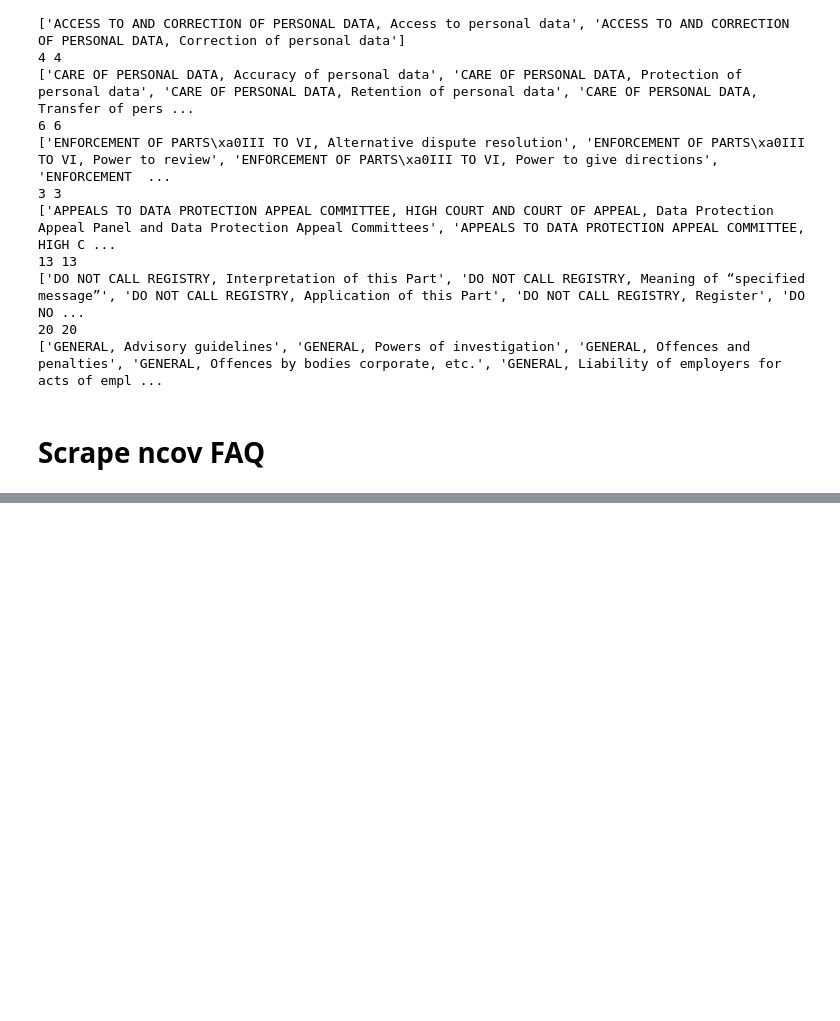
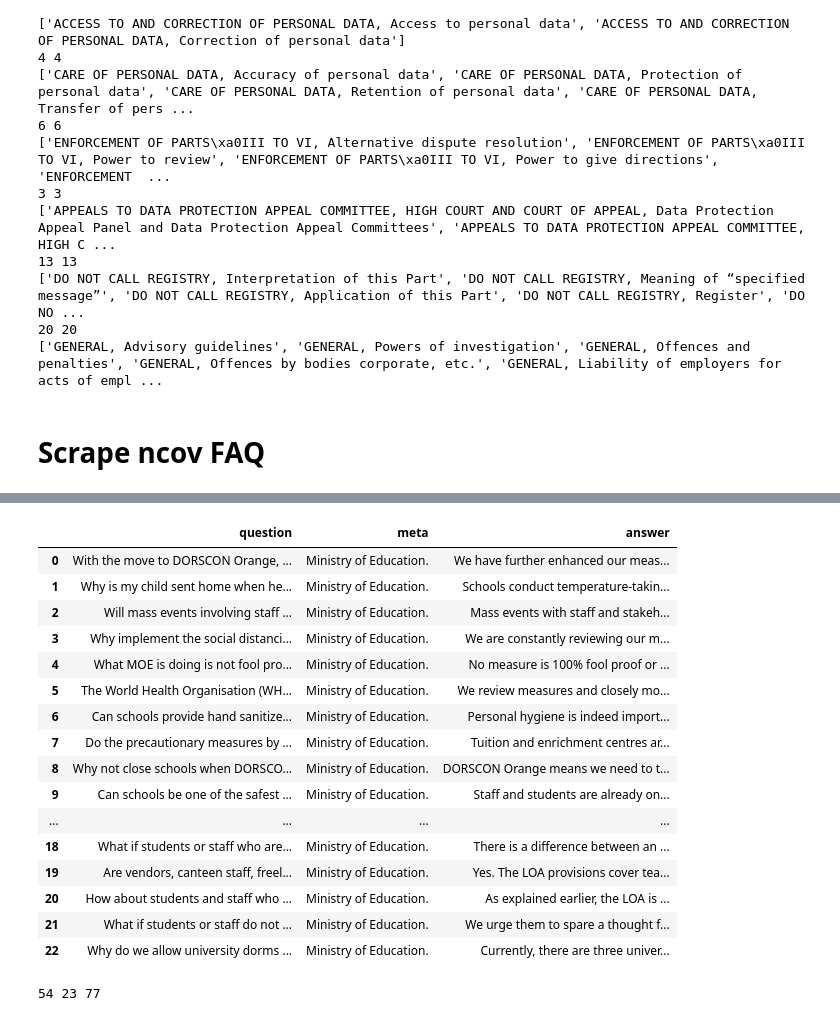
Before and after one commit to nickyeolk/info_retrieve, a Jupyter notebook: notebooks/Scraper.ipynb, the cells around one changed output, grey strips where cells are left out. Saved outputs shown, nothing was run; the diff lists cells and outputs as text; code cells hidden in the pictures; blank space fills up the shorter version.

```diff
--- a/notebooks/Scraper.ipynb
+++ b/notebooks/Scraper.ipynb
@@ -191,0 +215,45 @@ df_ncov = pd.DataFrame({'question':questions, 'meta':['']*len(answers),'answer':
+# %%
+faq_content = soup.find_all(attrs={'class':'sfContentBlock'})[3]
+# %%
+questions=faq_content.find_all('h5')
+questions = [item.text for item in questions]
+# %%
+answers=[]
+content = ''
+for tag in faq_content.find_all(['h5', 'p', 'ul']):
+    if tag.name == "h5":
+        if content != '\xa0 ':
+            answers.append(content)
+        content = ''
+        pass
+    else:
+        if 'Back to Top' not in tag.text:
+            content+=tag.text+' '
+answers.append(content)
+# %%
+df_moe = pd.DataFrame({'question':questions, 'meta':['Ministry of Education.']*len(answers),'answer':answers})
+# %%
+df_moe
+# %% [output]
+|  | question | meta | answer |
+| 0 | With the move to DORSCON Orange, ... | Ministry of Education. | We have further enhanced our meas... |
+| 1 | Why is my child sent home when he... | Ministry of Education. | Schools conduct temperature-takin... |
+| 2 | Will mass events involving staff ... | Ministry of Education. | Mass events with staff and stakeh... |
+| 3 | Why implement the social distanci... | Ministry of Education. | We are constantly reviewing our m... |
+| 4 | What MOE is doing is not fool pro... | Ministry of Education. | No measure is 100% fool proof or ... |
+| 5 | The World Health Organisation (WH... | Ministry of Education. | We review measures and closely mo... |
+| 6 | Can schools provide hand sanitize... | Ministry of Education. | Personal hygiene is indeed import... |
+| 7 | Do the precautionary measures by ... | Ministry of Education. | Tuition and enrichment centres ar... |
+| 8 | Why not close schools when DORSCO... | Ministry of Education. | DORSCON Orange means we need to t... |
+| 9 | Can schools be one of the safest ... | Ministry of Education. | Staff and students are already on... |
+| ... | ... | ... | ... |
+| 18 | What if students or staff who are... | Ministry of Education. | There is a difference between an ... |
+| 19 | Are vendors, canteen staff, freel... | Ministry of Education. | Yes. The LOA provisions cover tea... |
+| 20 | How about students and staff who ... | Ministry of Education. | As explained earlier, the LOA is ... |
+| 21 | What if students or staff do not ... | Ministry of Education. | We urge them to spare a thought f... |
+| 22 | Why do we allow university dorms ... | Ministry of Education. | Currently, there are three univer... |
+# %%
+df = pd.concat([df_ncov, df_moe], axis=0)
+print(len(df_ncov), len(df_moe), len(df))
+# %% [output]
+54 23 77
```
Also changed, not shown: parts of 8 cells of this notebook, 4 other files.
